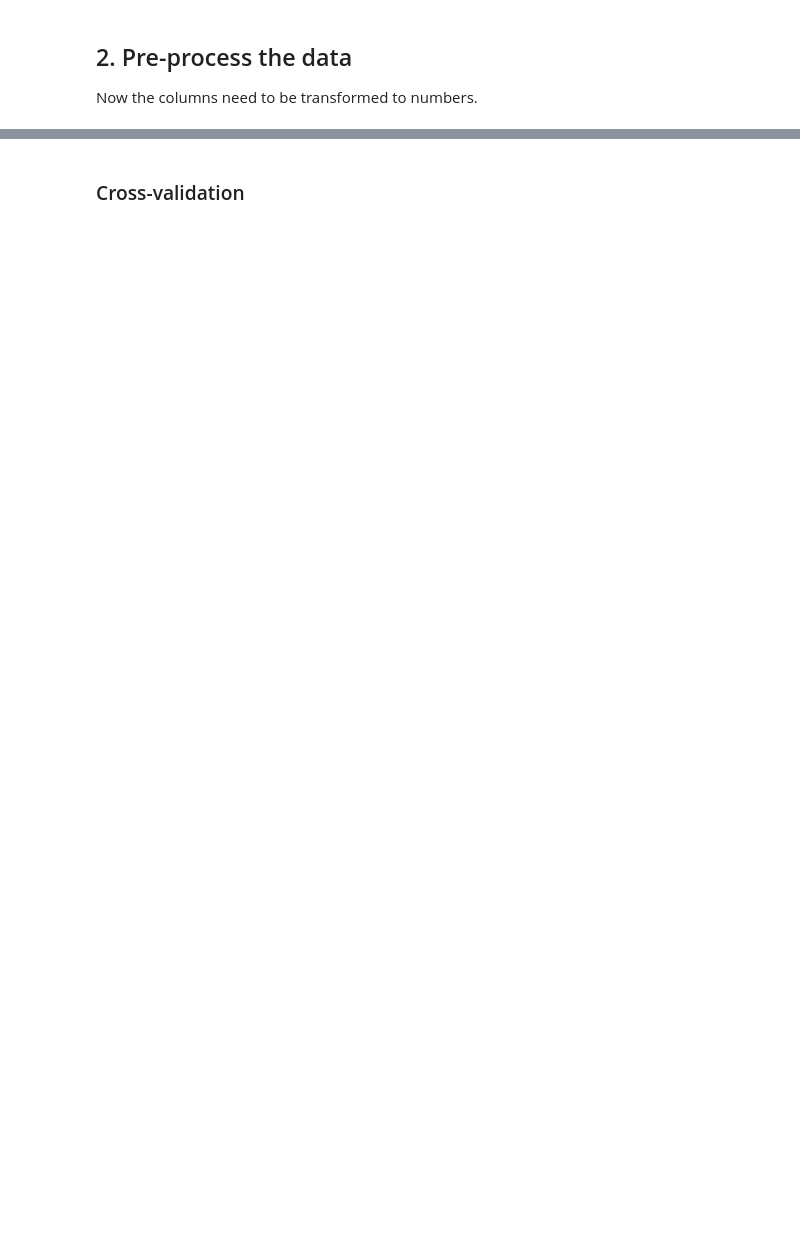
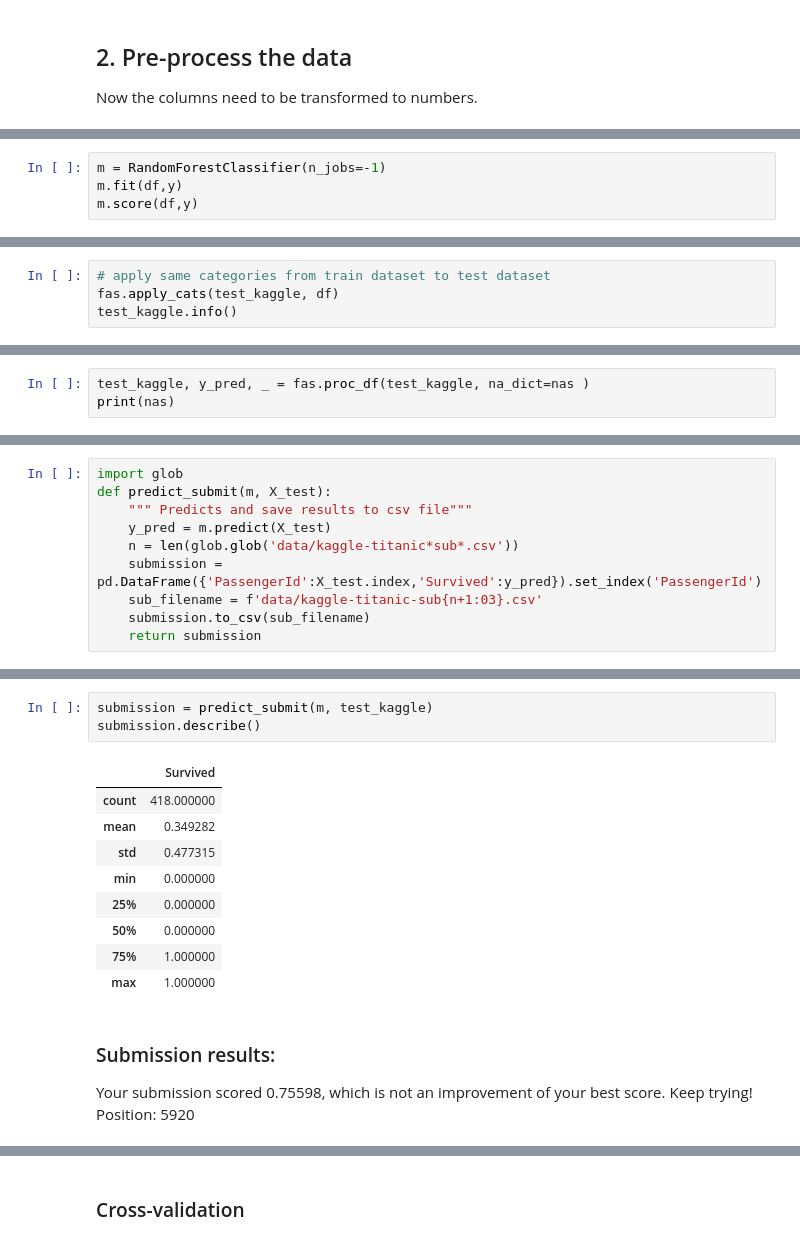
Before and after one commit to avitaliano/kaggle-titanic, a Jupyter notebook: kaggle-titanic.ipynb, the cells around one changed output, grey strips where cells are left out. Drawn from its saved outputs; the diff is of its cells as text; blank space fills up the shorter version.

```diff
--- a/kaggle-titanic.ipynb
+++ b/kaggle-titanic.ipynb
@@ -199,0 +166,4 @@ print_score(m)
+# %%
+m = RandomForestClassifier(n_jobs=-1)
+m.fit(df,y)
+m.score(df,y)
@@ -199,0 +191,4 @@ print_score(m)
+# %%
+# apply same categories from train dataset to test dataset
+fas.apply_cats(test_kaggle, df)
+test_kaggle.info()
@@ -199,0 +215,3 @@ print_score(m)
+# %%
+test_kaggle, y_pred, _ = fas.proc_df(test_kaggle, na_dict=nas )
+print(nas)
@@ -199,0 +222,10 @@ print_score(m)
+# %%
+import glob
+def predict_submit(m, X_test):
+    """ Predicts and save results to csv file"""
+    y_pred = m.predict(X_test)
+    n = len(glob.glob('data/kaggle-titanic*sub*.csv'))
+    submission = pd.DataFrame({'PassengerId':X_test.index,'Survived':y_pred}).set_index('PassengerId')
+    sub_filename = f'data/kaggle-titanic-sub{n+1:03}.csv'
+    submission.to_csv(sub_filename)
+    return submission
@@ -199,0 +242,18 @@ print_score(m)
+# %%
+submission = predict_submit(m, test_kaggle)
+submission.describe()
+# %% [output]
+|  | Survived |
+| count | 418.000000 |
+| mean | 0.349282 |
+| std | 0.477315 |
+| min | 0.000000 |
+| 25% | 0.000000 |
+| 50% | 0.000000 |
+| 75% | 1.000000 |
+| max | 1.000000 |
+# %% [markdown]
+### Submission results:
+
+Your submission scored 0.75598, which is not an improvement of your best score. Keep trying!
+Position: 5920
```
Also changed, not shown: parts of 73 cells of this notebook, 3 other files.
